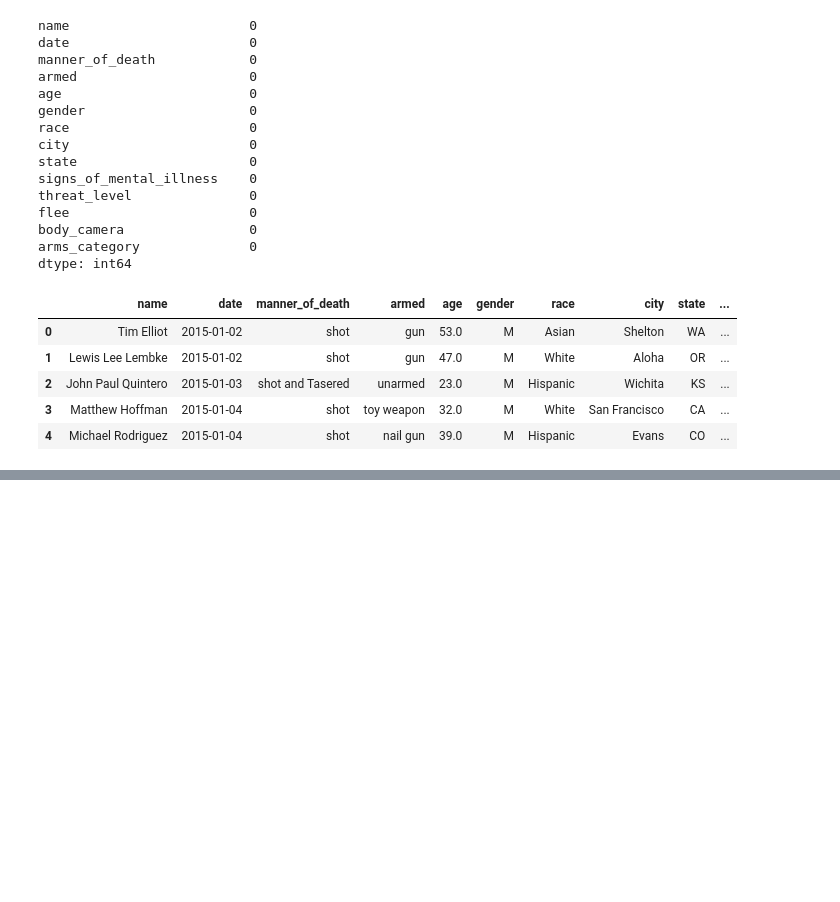
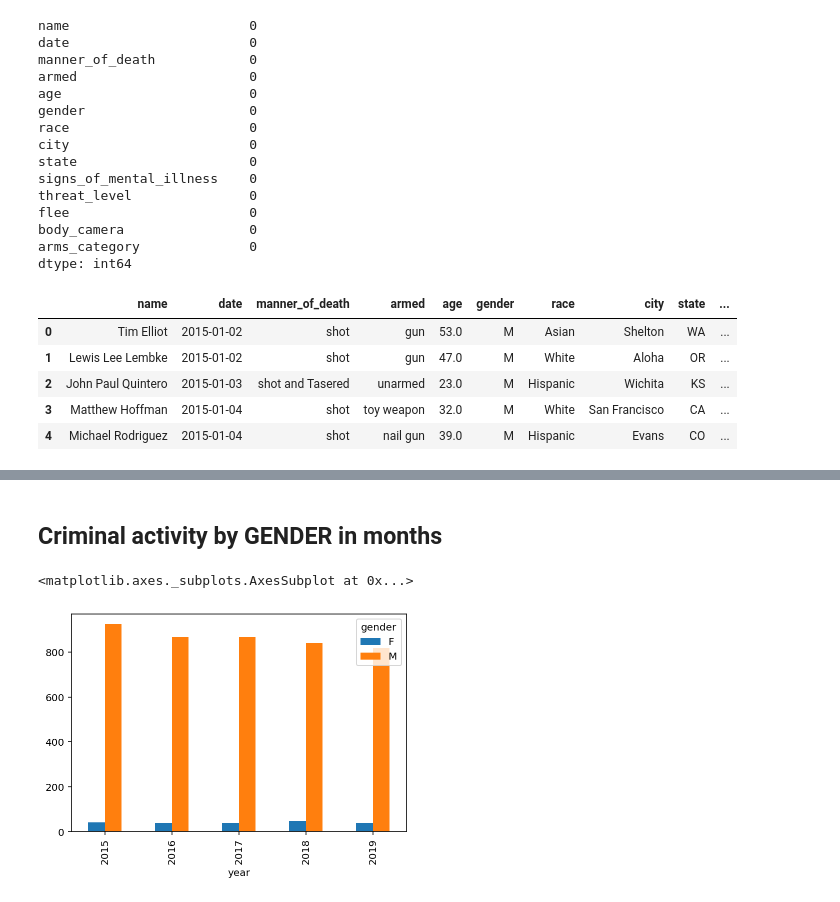
Before and after one commit to javsanbel2/betaproject, a Jupyter notebook: beta_javier.ipynb, the cells around one changed output, grey strips where cells are left out. Saved outputs shown, nothing was run; the diff lists cells and outputs as text; code cells hidden in the pictures; blank space fills up the shorter version.

```diff
--- a/beta_javier.ipynb
+++ b/beta_javier.ipynb
@@ -60,0 +114,16 @@ df.head()
+# %% [markdown]
+<h2>Criminal activity by GENDER in months</h2>
+# %%
+# Create a copy and get only months from 2015 (maybe better if we add every year)
+ca_gender = df[['date', 'gender']].copy()
+
+# Process data
+ca_gender["year"] = ca_gender["date"].dt.year
+ca_gender = ca_gender.loc[ca_gender["year"] < 2020] # Pull 2020 out
+
+ca_gender_plot = ca_gender.groupby(["year"])["gender"].value_counts().unstack(level = 1)
+# ca_gender_plot
+ca_gender_plot.plot(kind="bar")
+# %% [output]
+<matplotlib.axes._subplots.AxesSubplot at 0x...>
+[figure, added]
```
Also changed, not shown: parts of 24 cells of this notebook.
